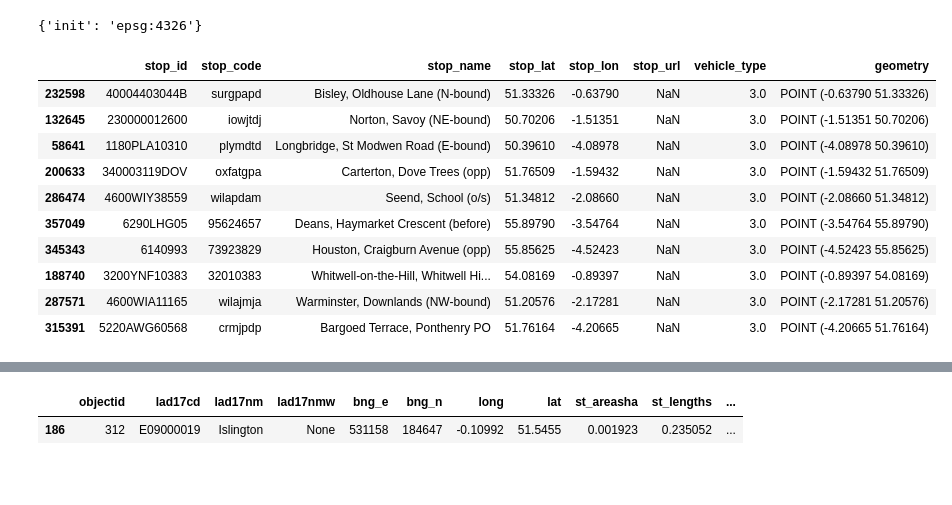
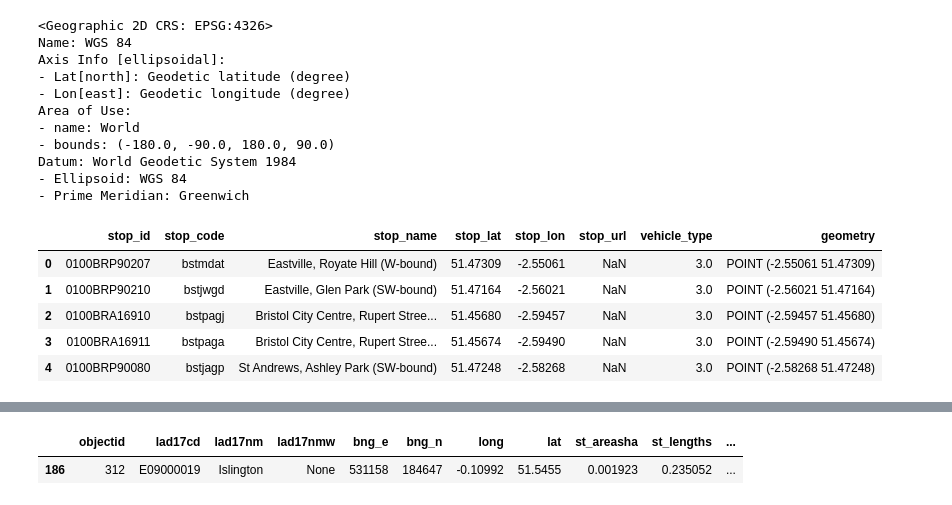
Before and after one commit to ONSdigital/SDG_11.2.1, a Jupyter notebook: SDG_11.2.1.ipynb, the cells around one changed output, grey strips where cells are left out. Drawn from its saved outputs; the diff is of its cells as text; code cells hidden in the pictures; blank space fills up the shorter version.

```diff
--- a/SDG_11.2.1.ipynb
+++ b/SDG_11.2.1.ipynb
@@ -33,7 +29,8 @@ datapath = r'/home/james/Documents/SDG_11.2.1/data'
 ## Extracted the Stops.txt file.
 ## Making into a Pandas dataframe
 
-stops_df = pd.read_csv(os.path.join(datapath,'Stops.txt'), delimiter='\t')
+# Have changed how you call files as to not have local folder names (this will now work for whoever uses the code)
+stops_df = pd.read_csv(os.path.join(os.getcwd(), 'data','Stops.txt'), delimiter='\t')
 stops_df.sample(15)
 # %% [output]
 |  | stop_id | stop_code | stop_name | stop_lat | stop_lon | stop_url | vehicle_type |
@@ -55,10 +52,8 @@ stops_df.sample(15)
 # %%
-
 def make_geo_df(df,col_x, col_y):
     """A function to create a geodataframe from a datafrom. Supply the dataframe, and the names of lon and lat columns."""
-    crs = {'init': 'epsg:4326'} #"EPSG:4326" "EPSG:27700"
     geometry = [Point(xy) for xy in zip(df[col_x], df[col_y])]
-    geo_df = gpd.GeoDataFrame(df, crs=crs, geometry=geometry)
+    geo_df = gpd.GeoDataFrame(df, geometry=geometry)
     return geo_df
 # %%
 ## Creating the GeoDataframe version of stops_df
@@ -69,22 +70,28 @@ del stops_df
-# %%
-## Checking the coordinate reference system of stops_geo_df
-## 227700 is expected
-stops_geo_df.crs
-# %% [output]
-{'init': 'epsg:4326'}
+# %%
+## Set CRS to 4326
+
+stops_geo_df.crs = "EPSG:4326"
+stops_geo_df.crs
+# %% [output]
+<Geographic 2D CRS: EPSG:4326>
+Name: WGS 84
+Axis Info [ellipsoidal]:
+- Lat[north]: Geodetic latitude (degree)
+- Lon[east]: Geodetic longitude (degree)
+Area of Use:
+- name: World
+- bounds: (-180.0, -90.0, 180.0, 90.0)
+Datum: World Geodetic System 1984
+- Ellipsoid: WGS 84
+- Prime Meridian: Greenwich
 # %%
 ## Getting a sample of the new geo_df
 
-stops_geo_df.sample(10)
+stops_geo_df.head()
 # %% [output]
 |  | stop_id | stop_code | stop_name | stop_lat | stop_lon | stop_url | vehicle_type | geometry |
-| 232598 | 40004403044B | surgpapd | Bisley, Oldhouse Lane (N-bound) | 51.33326 | -0.63790 | NaN | 3.0 | POINT (-0.63790 51.33326) |
-| 132645 | 230000012600 | iowjtdj | Norton, Savoy (NE-bound) | 50.70206 | -1.51351 | NaN | 3.0 | POINT (-1.51351 50.70206) |
-| 58641 | 1180PLA10310 | plymdtd | Longbridge, St Modwen Road (E-bound) | 50.39610 | -4.08978 | NaN | 3.0 | POINT (-4.08978 50.39610) |
-| 200633 | 340003119DOV | oxfatgpa | Carterton, Dove Trees (opp) | 51.76509 | -1.59432 | NaN | 3.0 | POINT (-1.59432 51.76509) |
-| 286474 | 4600WIY38559 | wilapdam | Seend, School (o/s) | 51.34812 | -2.08660 | NaN | 3.0 | POINT (-2.08660 51.34812) |
-| 357049 | 6290LHG05 | 95624657 | Deans, Haymarket Crescent (before) | 55.89790 | -3.54764 | NaN | 3.0 | POINT (-3.54764 55.89790) |
-| 345343 | 6140993 | 73923829 | Houston, Craigburn Avenue (opp) | 55.85625 | -4.52423 | NaN | 3.0 | POINT (-4.52423 55.85625) |
-| 188740 | 3200YNF10383 | 32010383 | Whitwell-on-the-Hill, Whitwell Hi... | 54.08169 | -0.89397 | NaN | 3.0 | POINT (-0.89397 54.08169) |
-| 287571 | 4600WIA11165 | wilajmja | Warminster, Downlands (NW-bound) | 51.20576 | -2.17281 | NaN | 3.0 | POINT (-2.17281 51.20576) |
-| 315391 | 5220AWG60568 | crmjpdp | Bargoed Terrace, Ponthenry PO | 51.76164 | -4.20665 | NaN | 3.0 | POINT (-4.20665 51.76164) |
+| 0 | 0100BRP90207 | bstmdat | Eastville, Royate Hill (W-bound) | 51.47309 | -2.55061 | NaN | 3.0 | POINT (-2.55061 51.47309) |
+| 1 | 0100BRP90210 | bstjwgd | Eastville, Glen Park (SW-bound) | 51.47164 | -2.56021 | NaN | 3.0 | POINT (-2.56021 51.47164) |
+| 2 | 0100BRA16910 | bstpagj | Bristol City Centre, Rupert Stree... | 51.45680 | -2.59457 | NaN | 3.0 | POINT (-2.59457 51.45680) |
+| 3 | 0100BRA16911 | bstpaga | Bristol City Centre, Rupert Stree... | 51.45674 | -2.59490 | NaN | 3.0 | POINT (-2.59490 51.45674) |
+| 4 | 0100BRP90080 | bstjagp | St Andrews, Ashley Park (SW-bound) | 51.47248 | -2.58268 | NaN | 3.0 | POINT (-2.58268 51.47248) |
```
Also changed, not shown: parts of 24 cells of this notebook, 7 other files.
